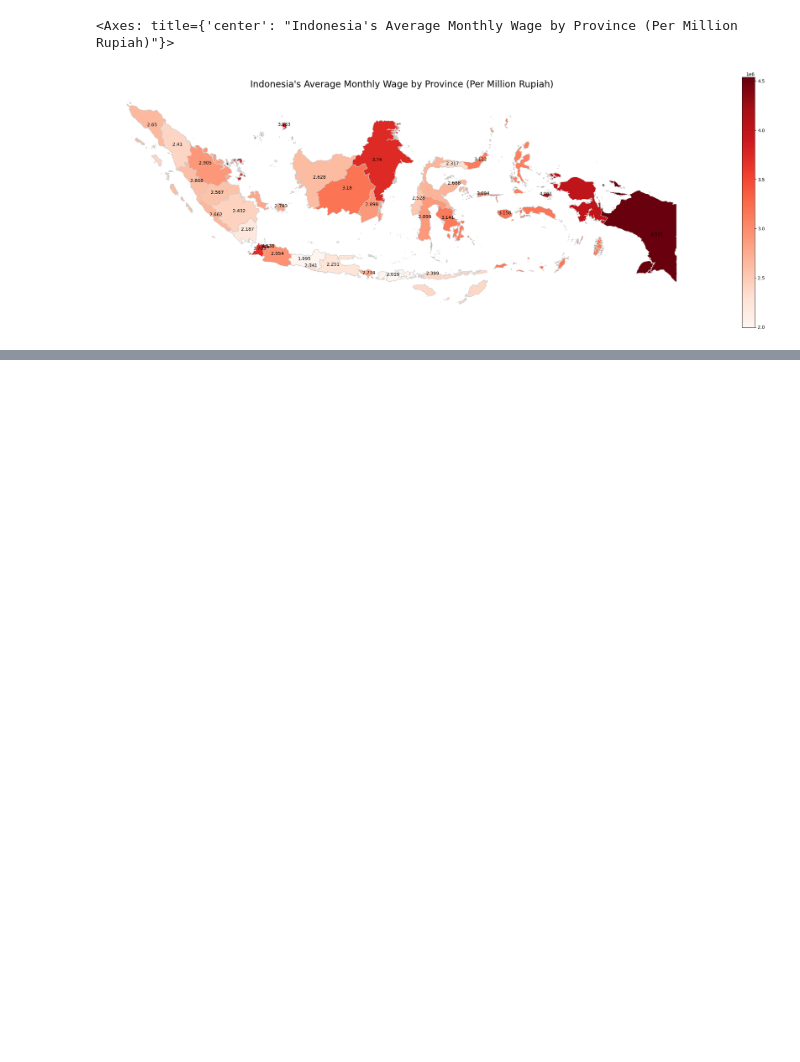
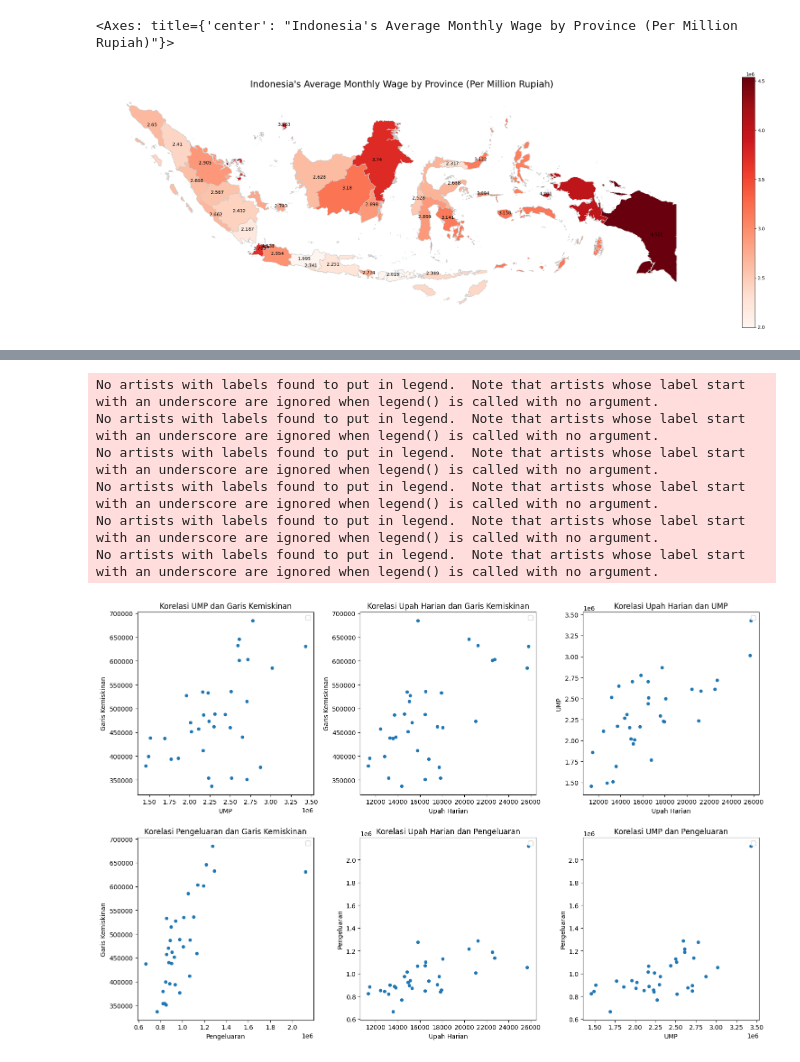
Before and after one commit to owencwijaya/tubes-01-visdat, a Jupyter notebook: dataset-kesejahteraan.ipynb, the cells around one changed output, grey strips where cells are left out. Cells and saved outputs as stored; diff of their text form; code cells hidden in the pictures; blank space fills up the shorter version.

```diff
--- a/dataset-kesejahteraan.ipynb
+++ b/dataset-kesejahteraan.ipynb
@@ -566,6 +547,7 @@ from functools import reduce
 
 ump_grouped = ump_df.groupby(['provinsi'])['ump'].mean().round(0).reset_index()
 upah_grouped = upah_df.groupby(['provinsi'])['upah_bulanan'].mean().round(0).reset_index()
+upah_harian_grouped = upah_df.groupby(['provinsi'])['upah_harian'].mean().round(0).reset_index()
 gk_grouped = gk_total.groupby(['provinsi'])['gk'].mean().round(0).reset_index()
 peng_grouped = peng_total.groupby(['provinsi'])['peng'].mean().round(0).reset_index()
 
@@ -591 +572,6 @@ set_ticklabels() should only be used with a fixed number of ticks, i.e. after se
 [figure]
+# %%
+# korelasi antar variable
+df_corr = df_merged.drop(columns = ["provinsi"])
+df_corr["upah_harian"] = upah_harian_grouped["upah_harian"]
+df_corr.corr()
@@ -591,0 +585,44 @@ set_ticklabels() should only be used with a fixed number of ticks, i.e. after se
+# %%
+# korelasi antara garis kemiskinan dan UMP?
+fig, axes = plt.subplots(ncols = 3, nrows = 2, figsize = (15, 10))
+
+df_corr[['ump', 'gk']].plot(kind = 'scatter', x = 'ump', y = 'gk', ax = axes[0, 0], subplots = True)
+axes[0, 0].set_title('Korelasi UMP dan Garis Kemiskinan')
+axes[0, 0].set_xlabel('UMP')
+axes[0, 0].set_ylabel('Garis Kemiskinan')
+
+df_corr[['upah_harian', 'gk']].plot(kind = 'scatter', x = 'upah_harian', y = 'gk', ax = axes[0, 1], subplots = True)
+axes[0, 1].set_title('Korelasi Upah Harian dan Garis Kemiskinan')
+axes[0, 1].set_xlabel('Upah Harian')
+axes[0, 1].set_ylabel('Garis Kemiskinan')
+
+df_corr[['peng', 'gk']].plot(kind = 'scatter', x = 'peng', y = 'gk', ax = axes[1, 0], subplots = True)
+axes[1, 0].set_title('Korelasi Pengeluaran dan Garis Kemiskinan')
+axes[1, 0].set_xlabel('Pengeluaran')
+axes[1, 0].set_ylabel('Garis Kemiskinan')
+
+df_corr[['upah_harian', 'peng']].plot(kind = 'scatter', x = 'upah_harian', y = 'peng', ax = axes[1, 1], subplots = True)
+axes[1, 1].set_title('Korelasi Upah Harian dan Pengeluaran')
+axes[1, 1].set_xlabel('Upah Harian')
+axes[1, 1].set_ylabel('Pengeluaran')
+
+df_corr[['upah_harian', 'ump']].plot(kind = 'scatter', x = 'upah_harian', y = 'ump', ax = axes[0, 2], subplots = True)
+axes[0, 2].set_title('Korelasi Upah Harian dan UMP')
+axes[0, 2].set_xlabel('Upah Harian')
+axes[0, 2].set_ylabel('UMP')
+
+df_corr[['ump', 'peng']].plot(kind = 'scatter', x = 'ump', y = 'peng', ax = axes[1, 2], subplots = True)
+axes[1, 2].set_title('Korelasi UMP dan Pengeluaran')
+axes[1, 2].set_xlabel('UMP')
+axes[1, 2].set_ylabel('Pengeluaran')
+
+plt.tight_layout()
+plt.show()
+# %% [output]
+No artists with labels found to put in legend.  Note that artists whose label start with an underscore are ignored when legend() is called with no argument.
+No artists with labels found to put in legend.  Note that artists whose label start with an underscore are ignored when legend() is called with no argument.
+No artists with labels found to put in legend.  Note that artists whose label start with an underscore are ignored when legend() is called with no argument.
+No artists with labels found to put in legend.  Note that artists whose label start with an underscore are ignored when legend() is called with no argument.
+No artists with labels found to put in legend.  Note that artists whose label start with an underscore are ignored when legend() is called with no argument.
+No artists with labels found to put in legend.  Note that artists whose label start with an underscore are ignored when legend() is called with no argument.
+[figure, added]
```
Also changed, not shown: parts of 5 cells of this notebook.
